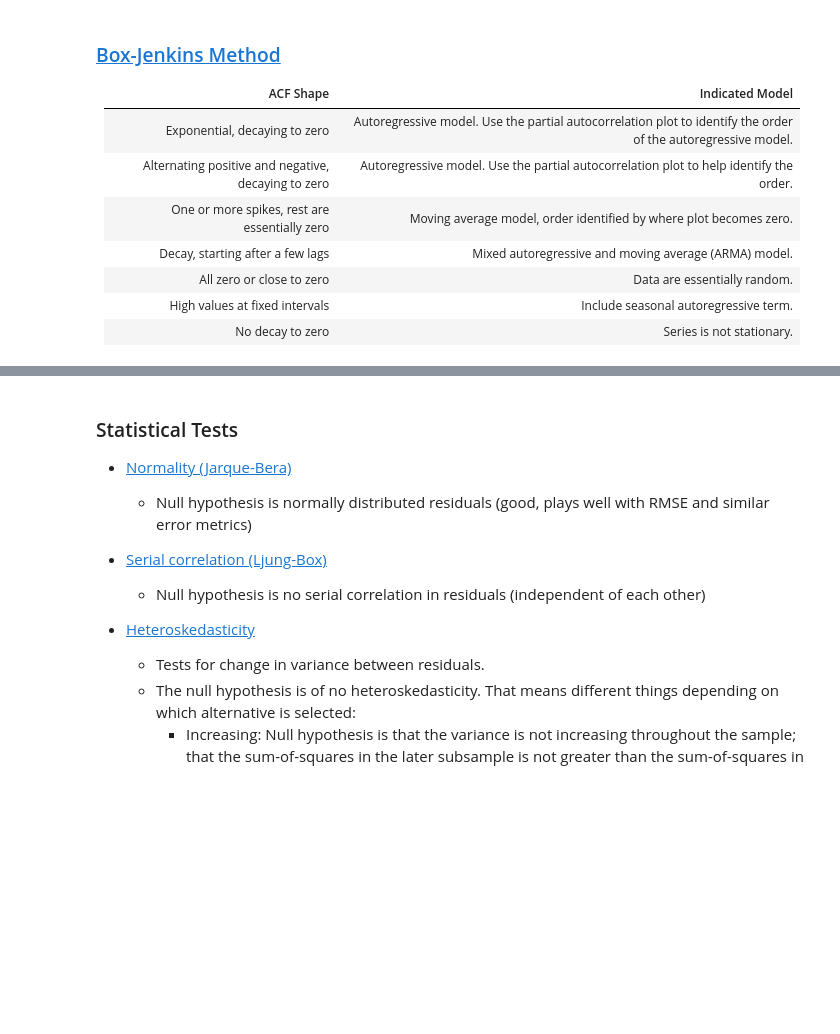
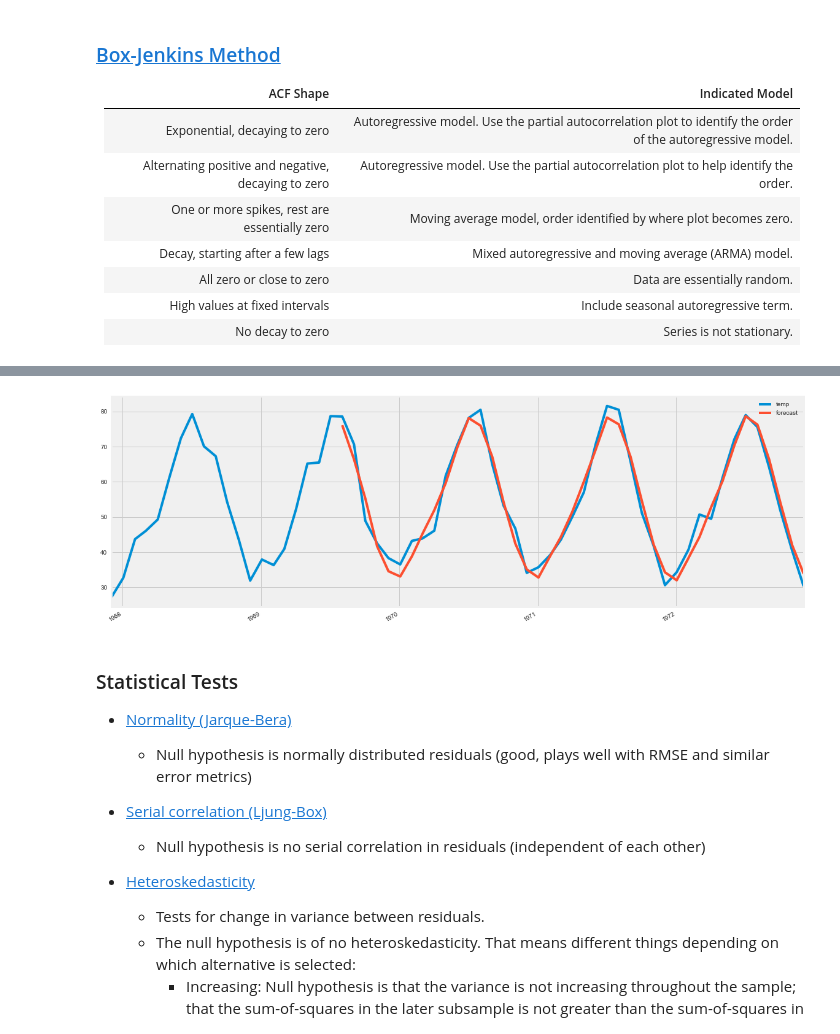
Before and after one commit to ultimatist/ODSC17, a Jupyter notebook: Time Series with Python (ODSC) SOL.ipynb, the cells around one changed output, grey strips where cells are left out. Cells and saved outputs as stored; diff of their text form; code cells hidden in the pictures; blank space fills up the shorter version.

```diff
--- a/Time Series with Python (ODSC) SOL.ipynb
+++ b/Time Series with Python (ODSC) SOL.ipynb
@@ -306,7 +530,9 @@ sar.plot_diagnostics();
 # %%
 # plot predictions
-monthly_temp['forecast'] = sar.predict(start = 750, end= 790, dynamic=10)
+monthly_temp['forecast'] = sar.predict(start = 750, end= 790, dynamic=False)
 monthly_temp[730:][['temp', 'forecast']].plot();
+# %% [output]
+[figure, added]
 # %% [markdown]
 ### Statistical Tests
 
```
Also changed, not shown: parts of 61 cells of this notebook, 3 other files.
